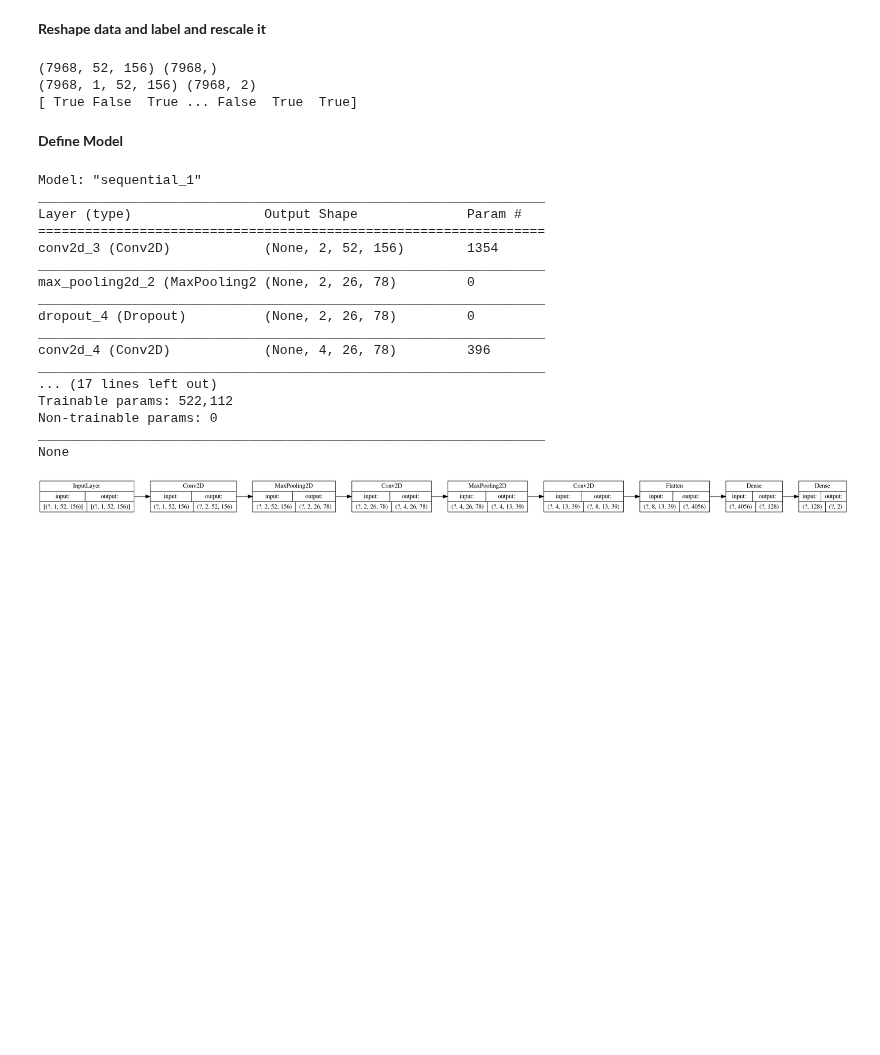
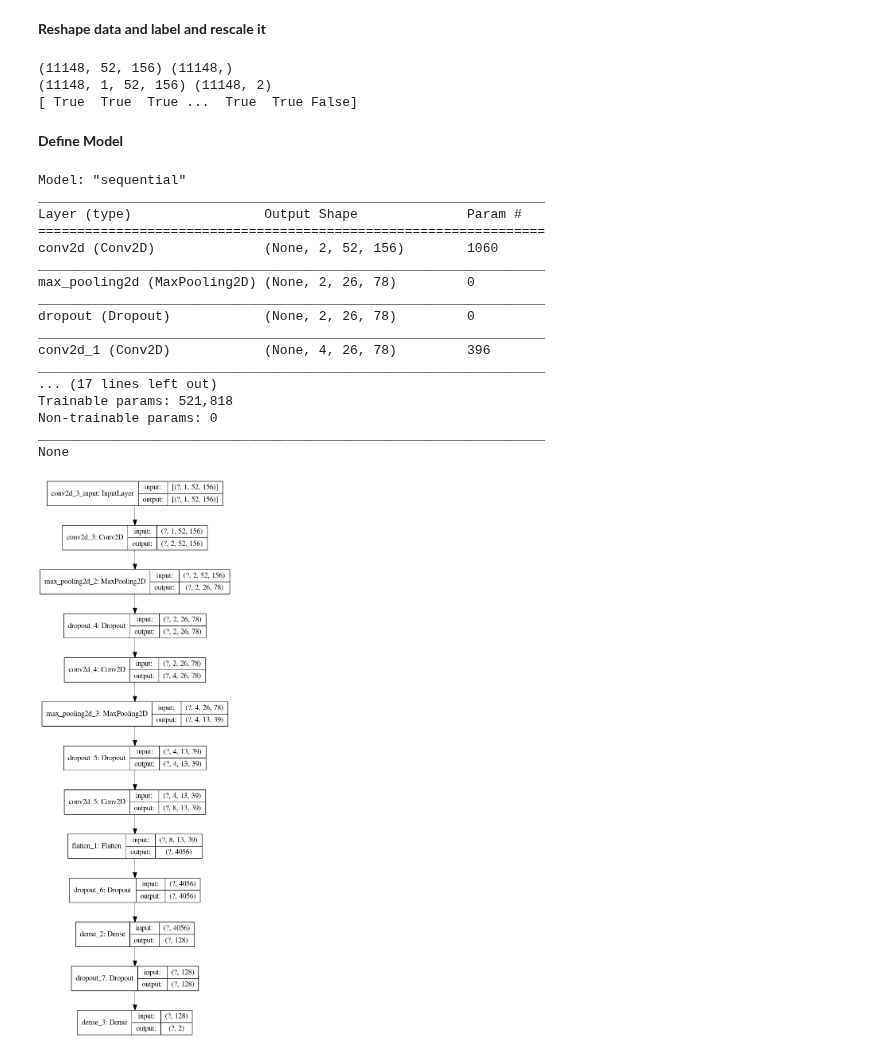
Before and after one commit to Kojey/MSc-whistler-waves-detector, a Jupyter notebook: ipy/report/chapter6_1.ipynb, the cells around one changed output. Drawn from its saved outputs; the diff is of its cells as text; code cells hidden in the pictures; blank space fills up the shorter version.

```diff
--- a/ipy/report/chapter6_1.ipynb
+++ b/ipy/report/chapter6_1.ipynb
@@ -65,7 +65,7 @@ font = [font_title, font_legend, font_label, font_ticks, linewidth] # [None]*5
 transforms, transforms_params = ['slice', 'scale'], [[1.5,9.5],[0,1]]
 # transforms, transforms_params = ['slice', 'zscore','scale'], [[1.5,9.5],None,[0,1]]
 nn = NeuralNetworkDetector(dataset_loc, database_loc, site, transforms, transforms_params)
-cut_params = [1,0.2,8,1.5,1]
+cut_params = [1,0.2,8,1.5,2]
 # database.create_cuts_db_mp(transforms, transforms_params,cut_params, verbose=True, noise=True, train=True, test=False, n=None)
 # %% [markdown]
 **Show dataset statistics**
@@ -127,63 +127,63 @@ print(X.shape, Y.shape)
 print(data.shape,evt.shape)
 print(Y)
 # %% [output]
-(7968, 52, 156) (7968,)
-(7968, 1, 52, 156) (7968, 2)
-[ True False  True ... False  True  True]
+(11148, 52, 156) (11148,)
+(11148, 1, 52, 156) (11148, 2)
+[ True  True  True ...  True  True False]
 # %% [markdown]
 **Define Model**
 # %%
-model = Sequential()
-# model.add(Input(data[0].shape))
-model.add(Conv2D(2,(26, 26), input_shape=(1,freq_len, time_len),
-                    padding='same', activation='relu',data_format='channels_first'))
-model.add(MaxPooling2D(pool_size=(2,2),data_format='channels_first'))
-model.add(Dropout(rate=0.5))
-model.add(Conv2D(4, (7,7), activation='relu', padding='same',data_format='channels_first'))
-model.add(MaxPooling2D(pool_size=(2,2),data_format='channels_first'))
-model.add(Dropout(rate=0.4))
-model.add(Conv2D(8, (5,5), activation='relu', padding='same',data_format='channels_first'))
-# model.add(MaxPooling2D(pool_size=(2,2),data_format='channels_first'))
-# model.add(Dropout(rate=0.3))
+def create_model(lrate=0.001, epochs=150, dropout=True):
+    model = Sequential()
+    # model.add(Input(data[0].shape))
+    model.add(Conv2D(2,(23, 23), input_shape=(1,freq_len, time_len),
+                        padding='same', activation='relu',data_format='channels_first'))
+    model.add(MaxPooling2D(pool_size=(2,2),data_format='channels_first'))
+    if dropout: model.add(Dropout(rate=0.5));
+    model.add(Conv2D(4, (7,7), activation='relu', padding='same',data_format='channels_first'))
+    model.add(MaxPooling2D(pool_size=(2,2),data_format='channels_first'))
+    if dropout: model.add(Dropout(rate=0.4));
+    model.add(Conv2D(8, (5,5), activation='relu', padding='same',data_format='channels_first'))
 
-# model.add(Conv2D(16, (7,7), activation='relu', padding='same',data_format='channels_first'))
-# model.add(MaxPooling2D(pool_size=(2,2),data_format='channels_first'))
-# model.add(Dropout(rate=0.2))
+    # model.add(MaxPooling2D(pool_size=(2,2),data_format='channels_first'))
+    # model.add(Dropout(rate=0.3))
+    # model.add(Conv2D(16, (7,7), activation='relu', padding='same',data_format='channels_first'))
+    # model.add(MaxPooling2D(pool_size=(2,2),data_format='channels_first'))
+    # model.add(Dropout(rate=0.2))
 
-model.add(Flatten())
-# model.add(Dense(512, activation='relu'))
-model.add(Dropout(rate=0.2))
-model.add(Dense(128, activation='relu'))
-model.add(Dropout(rate=0.1))
-model.add(Dense(2, activation='softmax'))
+    model.add(Flatten())
+    if dropout: model.add(Dropout(rate=0.2));
+    model.add(Dense(128, activation='relu'))
+    if dropout: model.add(Dropout(rate=0.1));
+    model.add(Dense(2, activation='softmax'))
 
-#compile model
-epochs = 250
-lrate = 0.001
-decay = lrate/epochs
-sgd = SGD(lr=lrate, momentum=0.9, decay=decay, nesterov=False)
-adam = Adam(lr=lrate, beta_1=0.9, beta_2=0.999, epsilon=None, decay=decay, amsgrad=False)
-model.compile(loss='categorical_crossentropy', optimizer=sgd, metrics=['accuracy'])
+    #compile model
+    decay = lrate/epochs
+    sgd = SGD(lr=lrate, momentum=0.9, decay=decay, nesterov=False)
+    adam = Adam(lr=lrate, beta_1=0.9, beta_2=0.999, epsilon=None, decay=decay, amsgrad=False)
+    model.compile(loss='categorical_crossentropy', optimizer=sgd, metrics=['accuracy'])
+    return model
+model = create_model(lrate=0.001, epochs=150)
 print(model.summary())
 # %% [output]
-Model: "sequential_1"
+Model: "sequential"
 _________________________________________________________________
 Layer (type)                 Output Shape              Param #
 =================================================================
-conv2d_3 (Conv2D)            (None, 2, 52, 156)        1354
+conv2d (Conv2D)              (None, 2, 52, 156)        1060
 _________________________________________________________________
-max_pooling2d_2 (MaxPooling2 (None, 2, 26, 78)         0
+max_pooling2d (MaxPooling2D) (None, 2, 26, 78)         0
 _________________________________________________________________
-dropout_4 (Dropout)          (None, 2, 26, 78)         0
+dropout (Dropout)            (None, 2, 26, 78)         0
 _________________________________________________________________
-conv2d_4 (Conv2D)            (None, 4, 26, 78)         396
+conv2d_1 (Conv2D)            (None, 4, 26, 78)         396
 _________________________________________________________________
 ... (17 lines left out)
-Trainable params: 522,112
+Trainable params: 521,818
 Non-trainable params: 0
 _________________________________________________________________
 None
 # %%
-plot_model(model, show_shapes=True, show_layer_names=False, rankdir='LR', expand_nested=False)
+plot_model(model, show_shapes=True, show_layer_names=True, rankdir='TB', expand_nested=False)
 # %% [output]
-[figure, old version]
+[figure, new version]
```
Also changed, not shown: parts of 23 cells of this notebook, 4 other files.
